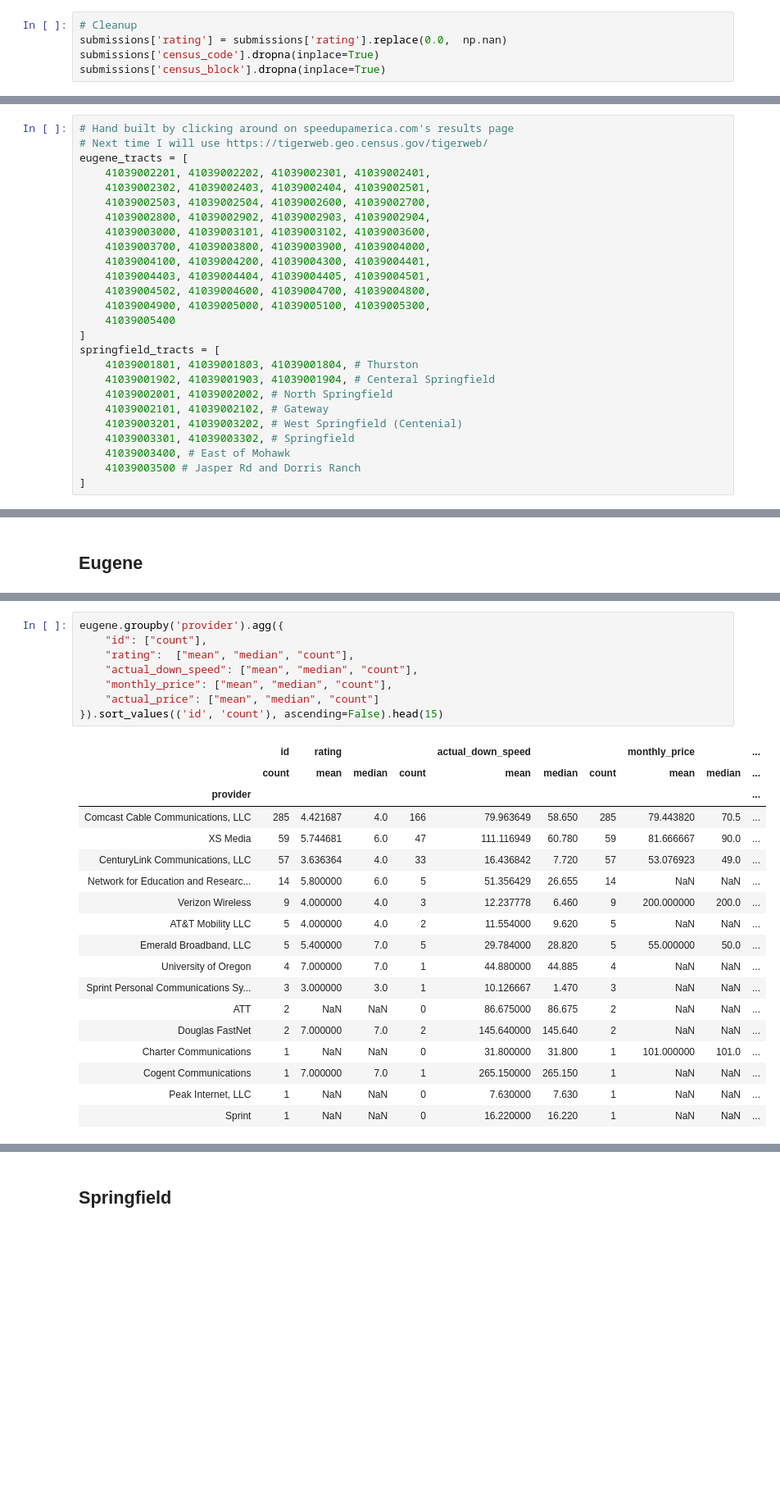
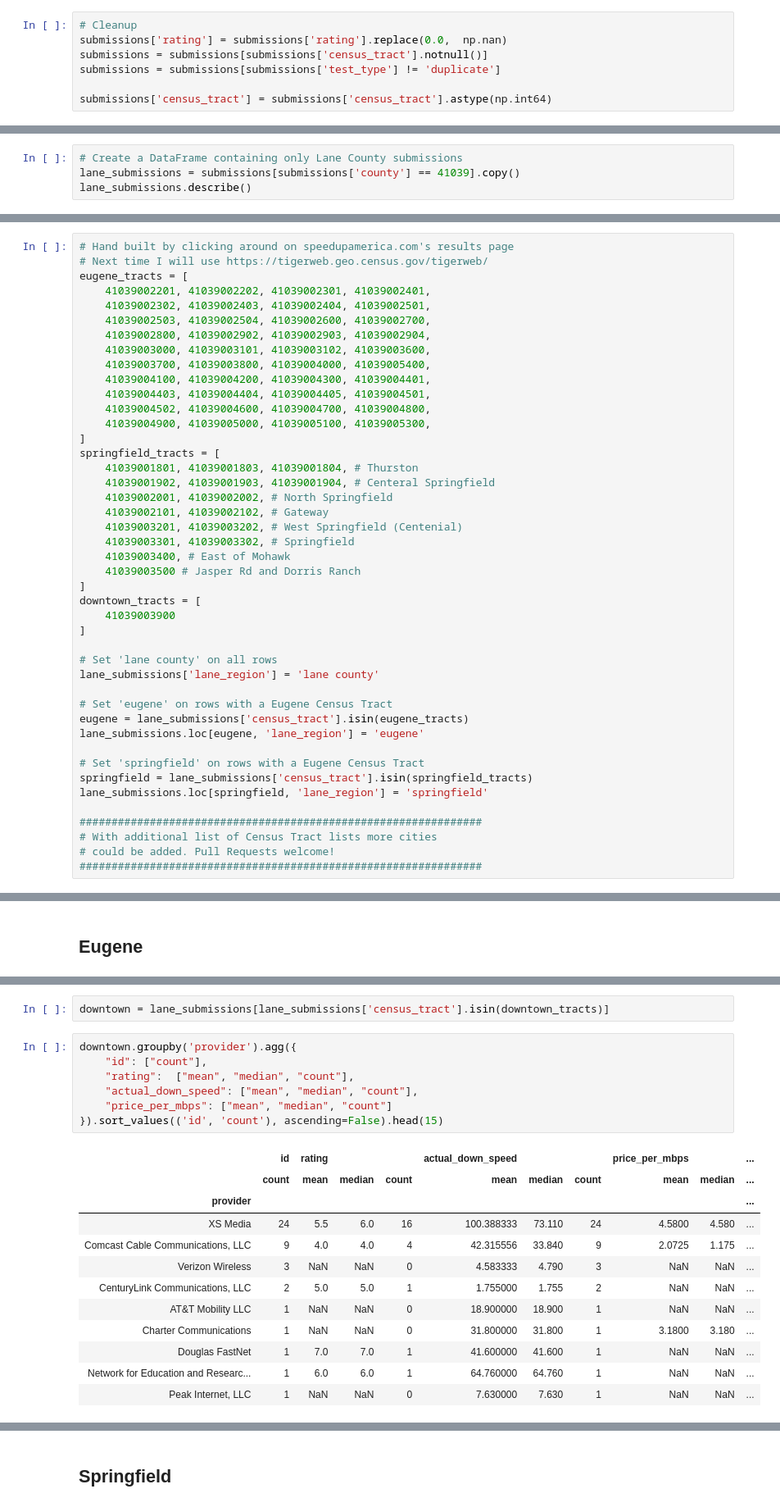
Before and after one commit to Hack4Eugene/SpeedUpAmerica, a Jupyter notebook: notebooks/Basic summary of Eugene Springfield and Lane County.ipynb, the cells around one changed output, grey strips where cells are left out. Shown at 82% size. Drawn from its saved outputs; the diff is of its cells as text; blank space fills up the shorter version.

```diff
--- a/notebooks/Basic summary of Eugene Springfield and Lane County.ipynb
+++ b/notebooks/Basic summary of Eugene Springfield and Lane County.ipynb
@@ -32,5 +30,7 @@ submissions.tail()
 # %%
 # Cleanup
 submissions['rating'] = submissions['rating'].replace(0.0,  np.nan)
-submissions['census_code'].dropna(inplace=True)
-submissions['census_block'].dropna(inplace=True)
+submissions = submissions[submissions['census_tract'].notnull()]
+submissions = submissions[submissions['test_type'] != 'duplicate']
+
+submissions['census_tract'] = submissions['census_tract'].astype(np.int64)
@@ -66,0 +37,4 @@ len(lane_tracts)
+# %%
+# Create a DataFrame containing only Lane County submissions
+lane_submissions = submissions[submissions['county'] == 41039].copy()
+lane_submissions.describe()
@@ -73,12 +70,11 @@ eugene_tracts = [
     41039002503, 41039002504, 41039002600, 41039002700,
     41039002800, 41039002902, 41039002903, 41039002904,
     41039003000, 41039003101, 41039003102, 41039003600,
-    41039003700, 41039003800, 41039003900, 41039004000,
+    41039003700, 41039003800, 41039004000, 41039005400,
     41039004100, 41039004200, 41039004300, 41039004401,
     41039004403, 41039004404, 41039004405, 41039004501,
     41039004502, 41039004600, 41039004700, 41039004800,
     41039004900, 41039005000, 41039005100, 41039005300,
-    41039005400
 ]
 springfield_tracts = [
     41039001801, 41039001803, 41039001804, # Thurston
@@ -90,3 +86,22 @@ springfield_tracts = [
     41039003400, # East of Mohawk
     41039003500 # Jasper Rd and Dorris Ranch
 ]
+downtown_tracts = [
+    41039003900
+]
+
+# Set 'lane county' on all rows
+lane_submissions['lane_region'] = 'lane county'
+
+# Set 'eugene' on rows with a Eugene Census Tract
+eugene = lane_submissions['census_tract'].isin(eugene_tracts)
+lane_submissions.loc[eugene, 'lane_region'] = 'eugene'
+
+# Set 'springfield' on rows with a Eugene Census Tract
+springfield = lane_submissions['census_tract'].isin(springfield_tracts)
+lane_submissions.loc[springfield, 'lane_region'] = 'springfield'
+
+###############################################################
+# With additional list of Census Tract lists more cities
+# could be added. Pull Requests welcome!
+###############################################################
@@ -109,27 +178,22 @@ eugene.describe()
+# %%
+downtown = lane_submissions[lane_submissions['census_tract'].isin(downtown_tracts)]
 # %%
-eugene.groupby('provider').agg({
+downtown.groupby('provider').agg({
     "id": ["count"],
     "rating":  ["mean", "median", "count"],
     "actual_down_speed": ["mean", "median", "count"],
-    "monthly_price": ["mean", "median", "count"],
-    "actual_price": ["mean", "median", "count"]
+    "price_per_mbps": ["mean", "median", "count"]
 }).sort_values(('id', 'count'), ascending=False).head(15)
 # %% [output]
-|  | id | rating |  |  | actual_down_speed |  |  | monthly_price |  | ... |
+|  | id | rating |  |  | actual_down_speed |  |  | price_per_mbps |  | ... |
 |  | count | mean | median | count | mean | median | count | mean | median | ... |
 | provider |  |  |  |  |  |  |  |  |  | ... |
-| Comcast Cable Communications, LLC | 285 | 4.421687 | 4.0 | 166 | 79.963649 | 58.650 | 285 | 79.443820 | 70.5 | ... |
-| XS Media | 59 | 5.744681 | 6.0 | 47 | 111.116949 | 60.780 | 59 | 81.666667 | 90.0 | ... |
-| CenturyLink Communications, LLC | 57 | 3.636364 | 4.0 | 33 | 16.436842 | 7.720 | 57 | 53.076923 | 49.0 | ... |
-| Network for Education and Researc... | 14 | 5.800000 | 6.0 | 5 | 51.356429 | 26.655 | 14 | NaN | NaN | ... |
-| Verizon Wireless | 9 | 4.000000 | 4.0 | 3 | 12.237778 | 6.460 | 9 | 200.000000 | 200.0 | ... |
-| AT&T Mobility LLC | 5 | 4.000000 | 4.0 | 2 | 11.554000 | 9.620 | 5 | NaN | NaN | ... |
-| Emerald Broadband, LLC | 5 | 5.400000 | 7.0 | 5 | 29.784000 | 28.820 | 5 | 55.000000 | 50.0 | ... |
-| University of Oregon | 4 | 7.000000 | 7.0 | 1 | 44.880000 | 44.885 | 4 | NaN | NaN | ... |
-| Sprint Personal Communications Sy... | 3 | 3.000000 | 3.0 | 1 | 10.126667 | 1.470 | 3 | NaN | NaN | ... |
-| ATT | 2 | NaN | NaN | 0 | 86.675000 | 86.675 | 2 | NaN | NaN | ... |
-| Douglas FastNet | 2 | 7.000000 | 7.0 | 2 | 145.640000 | 145.640 | 2 | NaN | NaN | ... |
-| Charter Communications | 1 | NaN | NaN | 0 | 31.800000 | 31.800 | 1 | 101.000000 | 101.0 | ... |
-| Cogent Communications | 1 | 7.000000 | 7.0 | 1 | 265.150000 | 265.150 | 1 | NaN | NaN | ... |
+| XS Media | 24 | 5.5 | 6.0 | 16 | 100.388333 | 73.110 | 24 | 4.5800 | 4.580 | ... |
+| Comcast Cable Communications, LLC | 9 | 4.0 | 4.0 | 4 | 42.315556 | 33.840 | 9 | 2.0725 | 1.175 | ... |
+| Verizon Wireless | 3 | NaN | NaN | 0 | 4.583333 | 4.790 | 3 | NaN | NaN | ... |
+| CenturyLink Communications, LLC | 2 | 5.0 | 5.0 | 1 | 1.755000 | 1.755 | 2 | NaN | NaN | ... |
+| AT&T Mobility LLC | 1 | NaN | NaN | 0 | 18.900000 | 18.900 | 1 | NaN | NaN | ... |
+| Charter Communications | 1 | NaN | NaN | 0 | 31.800000 | 31.800 | 1 | 3.1800 | 3.180 | ... |
+| Douglas FastNet | 1 | 7.0 | 7.0 | 1 | 41.600000 | 41.600 | 1 | NaN | NaN | ... |
+| Network for Education and Researc... | 1 | 6.0 | 6.0 | 1 | 64.760000 | 64.760 | 1 | NaN | NaN | ... |
 | Peak Internet, LLC | 1 | NaN | NaN | 0 | 7.630000 | 7.630 | 1 | NaN | NaN | ... |
-| Sprint | 1 | NaN | NaN | 0 | 16.220000 | 16.220 | 1 | NaN | NaN | ... |
```
Also changed, not shown: parts of 23 cells of this notebook, 2 other files.
